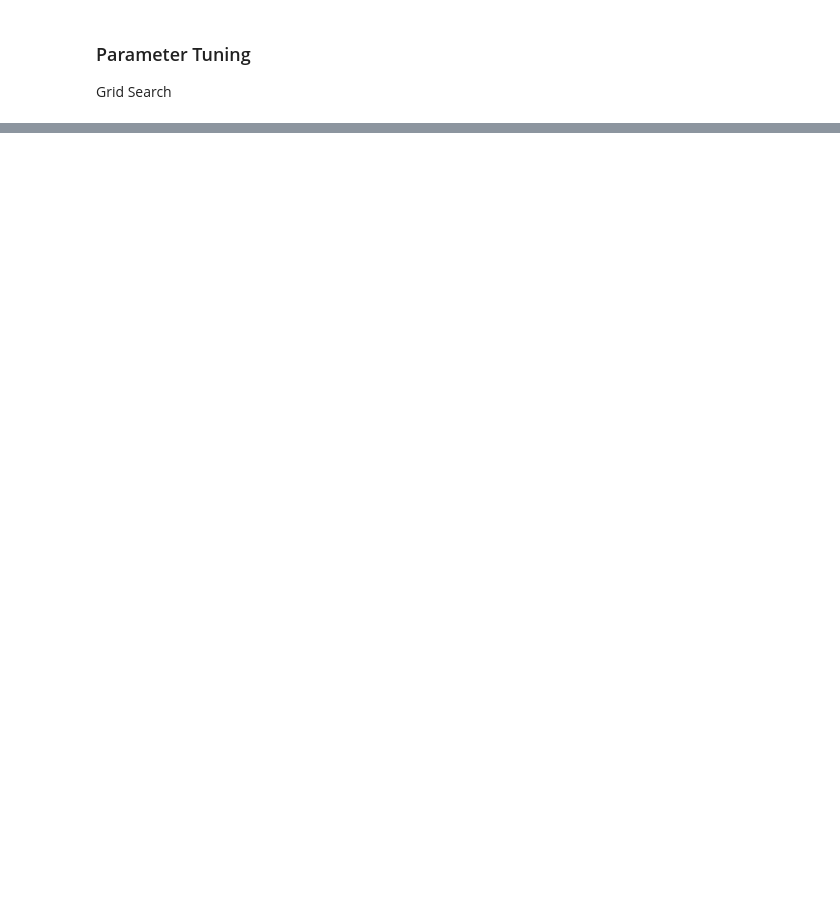
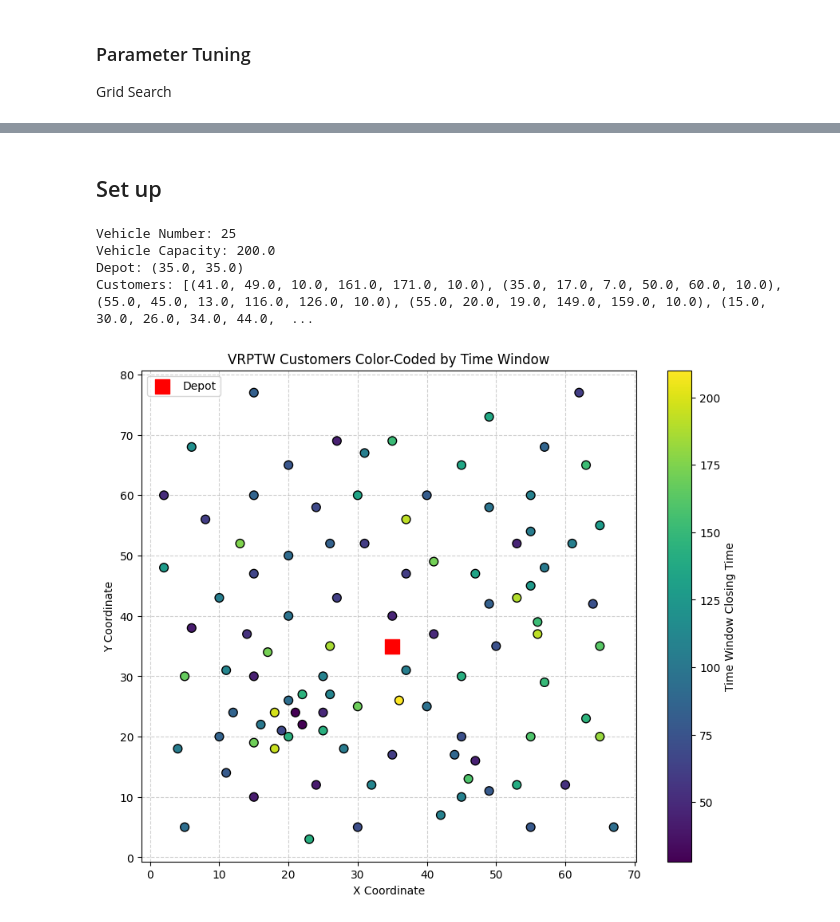
Before and after one commit to iM0ritz/Randomized-Optimization-Algorithms, a Jupyter notebook: Assignment3/ROA3.ipynb, the cells around one changed output, grey strips where cells are left out. Cells and saved outputs as stored; diff of their text form; code cells hidden in the pictures; blank space fills up the shorter version.

```diff
--- a/Assignment3/ROA3.ipynb
+++ b/Assignment3/ROA3.ipynb
@@ -609,0 +629,2 @@ Best Cost Found: 536.21
+# %% [markdown]
+## Set up
@@ -609,0 +651,53 @@ Best Cost Found: 536.21
+# %%
+file_path_vrptw = 'vrptw.txt'
+vehicle_number, vehicle_capacity, depot, customers = parse_input_file_vrptw(file_path_vrptw)
+print(f"Vehicle Number: {vehicle_number}")
+print(f"Vehicle Capacity: {vehicle_capacity}")
+print(f"Depot: {depot}")
+print(f"Customers: {customers}")
+
+Node = Tuple[float, float]
+Customer = Tuple[float, float, float, float, float, float] # x, y, demand, start_time, end_time, service_time
+Route = List[int]
+Solution = List[Route]
+# %% [output]
+Vehicle Number: 25
+Vehicle Capacity: 200.0
+Depot: (35.0, 35.0)
+Customers: [(41.0, 49.0, 10.0, 161.0, 171.0, 10.0), (35.0, 17.0, 7.0, 50.0, 60.0, 10.0), (55.0, 45.0, 13.0, 116.0, 126.0, 10.0), (55.0, 20.0, 19.0, 149.0, 159.0, 10.0), (15.0, 30.0, 26.0, 34.0, 44.0,  ...
+# %%
+def plot_vrptw(depot, customers):
+    # Extract coordinates
+    depot_x, depot_y = depot[0], depot[1]
+
+    # customers list structure: (x, y, demand, open_time, close_time, service_time)
+    cust_x = [c[0] for c in customers]
+    cust_y = [c[1] for c in customers]
+
+    # Use the closing time (or opening time) for the color gradient
+    closing_times = [c[4] for c in customers]
+
+    plt.figure(figsize=(10, 8))
+
+    # Plot the depot as a distinct, large marker
+    plt.scatter(depot_x, depot_y, c='red', marker='s', s=150, label='Depot', zorder=5)
+
+    # Plot customers with a colormap based on their closing time
+    # 'viridis' goes from purple (early) to yellow (late)
+    scatter = plt.scatter(cust_x, cust_y, c=closing_times, cmap='viridis',
+                          s=60, edgecolors='black', zorder=4)
+
+    # Add a colorbar to explain the gradient
+    cbar = plt.colorbar(scatter)
+    cbar.set_label('Time Window Closing Time')
+
+    plt.title('VRPTW Customers Color-Coded by Time Window')
+    plt.xlabel('X Coordinate')
+    plt.ylabel('Y Coordinate')
+    plt.legend()
+    plt.grid(True, linestyle='--', alpha=0.6)
+    plt.show()
+# %%
+plot_vrptw(depot, customers)
+# %% [output]
+[figure, added]
```
Also changed, not shown: parts of 26 cells of this notebook.
